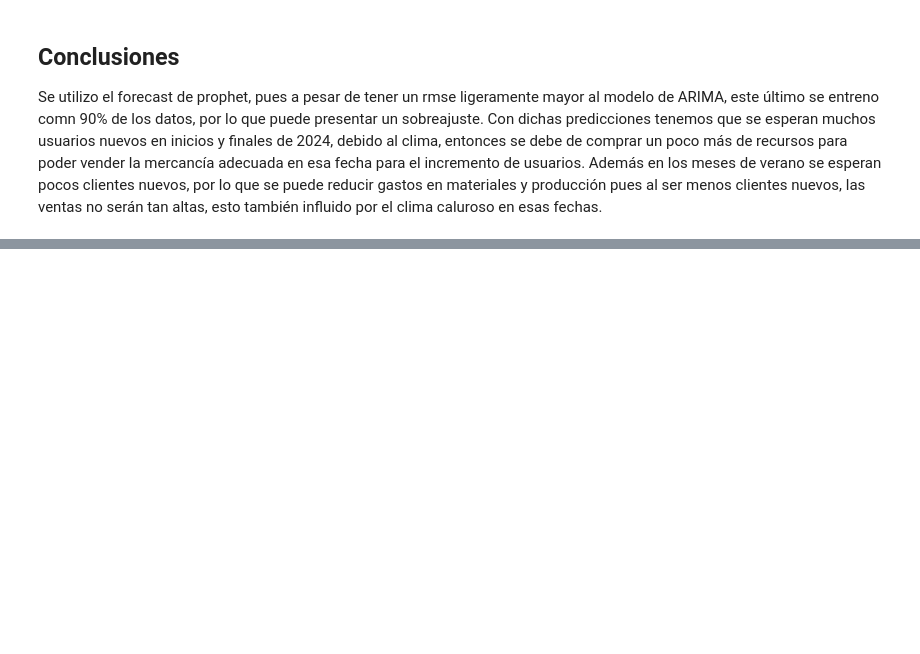
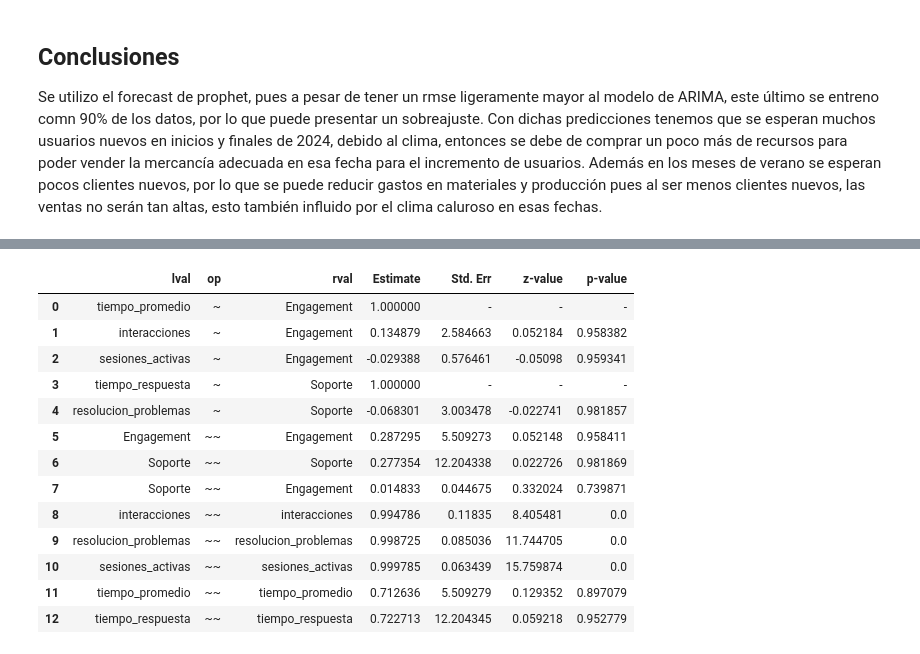
Before and after one commit to LuisMB09/lab_analisis_datos, a Jupyter notebook: examen-2do-parcial.ipynb, the cells around one changed output, grey strips where cells are left out. Drawn from its saved outputs; the diff is of its cells as text; code cells hidden in the pictures; blank space fills up the shorter version.

```diff
--- a/examen-2do-parcial.ipynb
+++ b/examen-2do-parcial.ipynb
@@ -433,0 +454,3 @@ Se utilizo el forecast de prophet, pues a pesar de tener un rmse ligeramente may
+# %%
+df_SEM = pd.read_csv('data/retention_data.csv')
+df_SEM.head()
@@ -433,0 +464,8 @@ Se utilizo el forecast de prophet, pues a pesar de tener un rmse ligeramente may
+# %%
+numerical_features_SEM = ['tiempo_promedio','interacciones','sesiones_activas','tiempo_respuesta','resolucion_problemas','retencion']
+
+data_to_model_standarized_SEM = StandardScaler().fit_transform(df_SEM[numerical_features_SEM])
+
+data_to_model_SEM = pd.DataFrame(data_to_model_standarized_SEM,
+                                columns=numerical_features_SEM)
+data_to_model_SEM.head()
@@ -433,0 +479,28 @@ Se utilizo el forecast de prophet, pues a pesar de tener un rmse ligeramente may
+# %%
+model_desc = """
+# Latent Variables
+Engagement =~ tiempo_promedio + interacciones + sesiones_activas
+Soporte =~ tiempo_respuesta + resolucion_problemas
+"""
+# %%
+mod = Model(model_desc)
+res_opt = mod.fit(data_to_model_SEM)
+estimates = mod.inspect()
+
+# Imprimir los resultados del ajuste del modelo
+estimates
+# %% [output]
+|  | lval | op | rval | Estimate | Std. Err | z-value | p-value |
+| 0 | tiempo_promedio | ~ | Engagement | 1.000000 | - | - | - |
+| 1 | interacciones | ~ | Engagement | 0.134879 | 2.584663 | 0.052184 | 0.958382 |
+| 2 | sesiones_activas | ~ | Engagement | -0.029388 | 0.576461 | -0.05098 | 0.959341 |
+| 3 | tiempo_respuesta | ~ | Soporte | 1.000000 | - | - | - |
+| 4 | resolucion_problemas | ~ | Soporte | -0.068301 | 3.003478 | -0.022741 | 0.981857 |
+| 5 | Engagement | ~~ | Engagement | 0.287295 | 5.509273 | 0.052148 | 0.958411 |
+| 6 | Soporte | ~~ | Soporte | 0.277354 | 12.204338 | 0.022726 | 0.981869 |
+| 7 | Soporte | ~~ | Engagement | 0.014833 | 0.044675 | 0.332024 | 0.739871 |
+| 8 | interacciones | ~~ | interacciones | 0.994786 | 0.11835 | 8.405481 | 0.0 |
+| 9 | resolucion_problemas | ~~ | resolucion_problemas | 0.998725 | 0.085036 | 11.744705 | 0.0 |
+| 10 | sesiones_activas | ~~ | sesiones_activas | 0.999785 | 0.063439 | 15.759874 | 0.0 |
+| 11 | tiempo_promedio | ~~ | tiempo_promedio | 0.712636 | 5.509279 | 0.129352 | 0.897079 |
+| 12 | tiempo_respuesta | ~~ | tiempo_respuesta | 0.722713 | 12.204345 | 0.059218 | 0.952779 |
```
Also changed, not shown: parts of 13 cells of this notebook, 2 other files.
